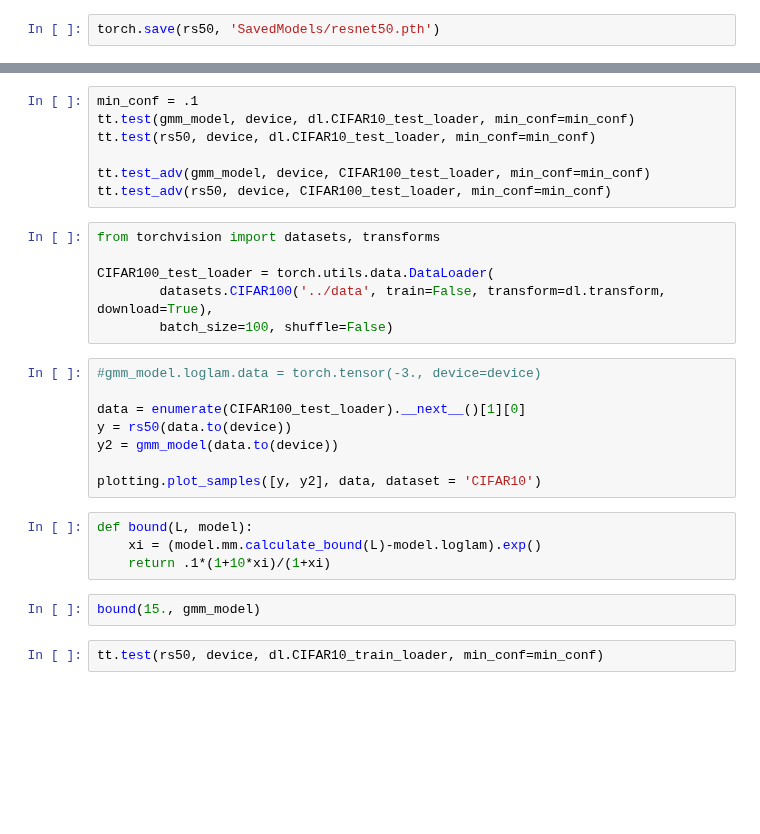
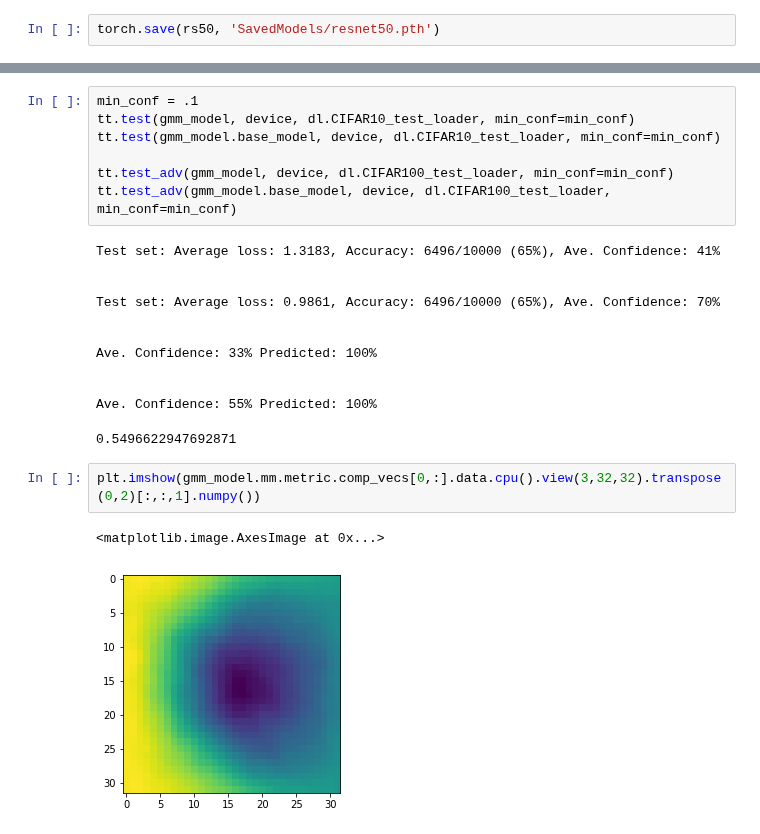
Before and after one commit to AlexMeinke/certified-certain-uncertainty, a Jupyter notebook: GMM-CIFAR10.ipynb, the cells around one changed output, grey strips where cells are left out. Drawn from its saved outputs; the diff is of its cells as text; blank space fills up the shorter version.

```diff
--- a/GMM-CIFAR10.ipynb
+++ b/GMM-CIFAR10.ipynb
@@ -87,29 +99,24 @@ plotting.plot_samples([y, y2], data, dataset = 'CIFAR10')
 # %%
 min_conf = .1
 tt.test(gmm_model, device, dl.CIFAR10_test_loader, min_conf=min_conf)
-tt.test(rs50, device, dl.CIFAR10_test_loader, min_conf=min_conf)
+tt.test(gmm_model.base_model, device, dl.CIFAR10_test_loader, min_conf=min_conf)
 
-tt.test_adv(gmm_model, device, CIFAR100_test_loader, min_conf=min_conf)
-tt.test_adv(rs50, device, CIFAR100_test_loader, min_conf=min_conf)
+tt.test_adv(gmm_model, device, dl.CIFAR100_test_loader, min_conf=min_conf)
+tt.test_adv(gmm_model.base_model, device, dl.CIFAR100_test_loader, min_conf=min_conf)
+# %% [output]
+Test set: Average loss: 1.3183, Accuracy: 6496/10000 (65%), Ave. Confidence: 41%
+
+
+Test set: Average loss: 0.9861, Accuracy: 6496/10000 (65%), Ave. Confidence: 70%
+
+
+Ave. Confidence: 33% Predicted: 100%
+
+
+Ave. Confidence: 55% Predicted: 100%
+0.5496622947692871
-# %%
-from torchvision import datasets, transforms
-
-CIFAR100_test_loader = torch.utils.data.DataLoader(
-        datasets.CIFAR100('../data', train=False, transform=dl.transform, download=True),
-        batch_size=100, shuffle=False)
-# %%
-#gmm_model.loglam.data = torch.tensor(-3., device=device)
-
-data = enumerate(CIFAR100_test_loader).__next__()[1][0]
-y = rs50(data.to(device))
-y2 = gmm_model(data.to(device))
-
-plotting.plot_samples([y, y2], data, dataset = 'CIFAR10')
-# %%
-def bound(L, model):
-    xi = (model.mm.calculate_bound(L)-model.loglam).exp()
-    return .1*(1+10*xi)/(1+xi)
-# %%
-bound(15., gmm_model)
-# %%
-tt.test(rs50, device, dl.CIFAR10_train_loader, min_conf=min_conf)
+# %%
+plt.imshow(gmm_model.mm.metric.comp_vecs[0,:].data.cpu().view(3,32,32).transpose(0,2)[:,:,1].numpy())
+# %% [output]
+<matplotlib.image.AxesImage at 0x...>
+[figure, added]
```
Also changed, not shown: parts of 10 cells of this notebook, 2 other files.
